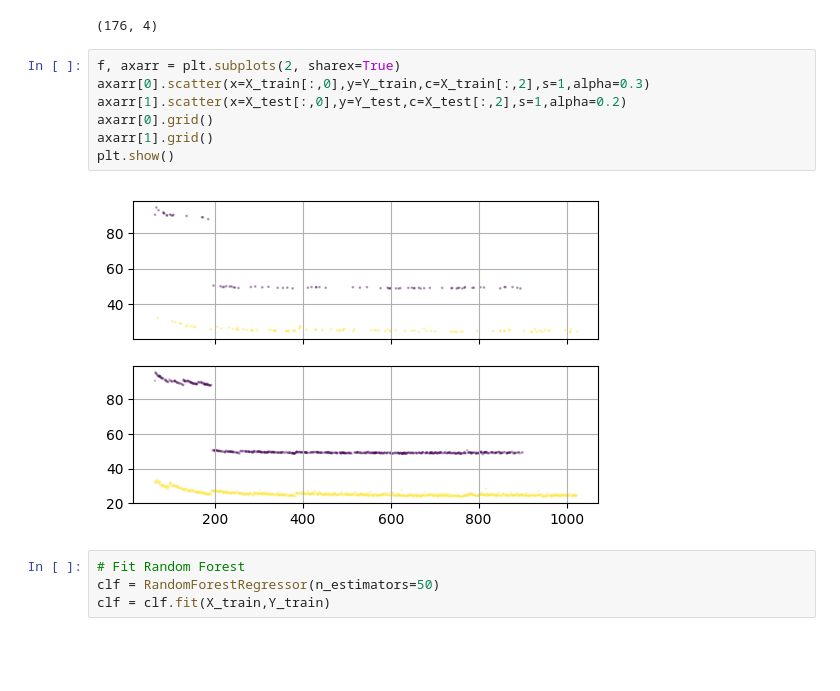
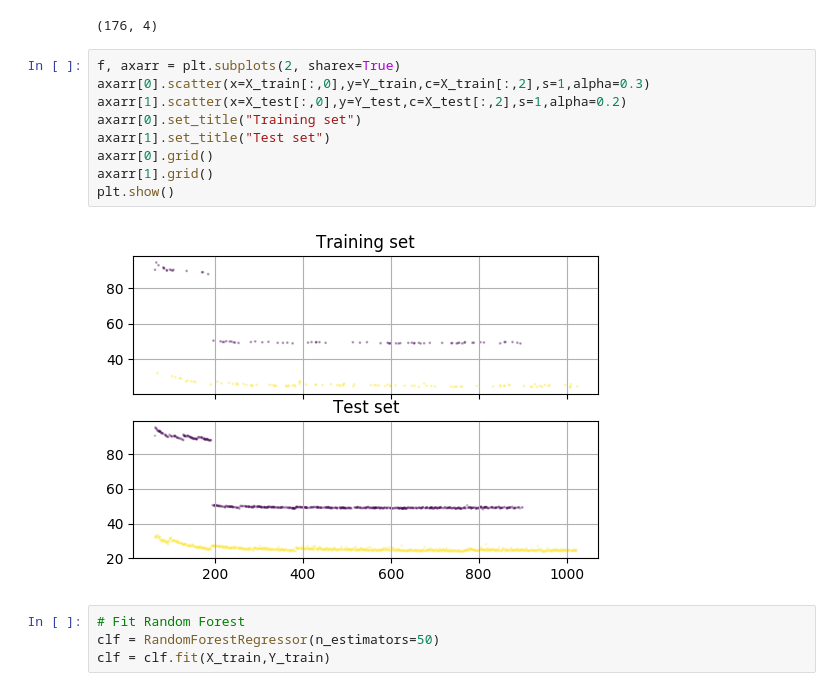
Before and after one commit to pyotr777/mlbenchmarks, a Jupyter notebook: Chainer/microseries_predict_time_multiplatforms.ipynb, the cells around one changed output. Cells and saved outputs as stored; diff of their text form; blank space fills up the shorter version.

```diff
--- a/Chainer/microseries_predict_time_multiplatforms.ipynb
+++ b/Chainer/microseries_predict_time_multiplatforms.ipynb
@@ -177,12 +177,14 @@ print X_train.shape
 # %%
 f, axarr = plt.subplots(2, sharex=True)
 axarr[0].scatter(x=X_train[:,0],y=Y_train,c=X_train[:,2],s=1,alpha=0.3)
 axarr[1].scatter(x=X_test[:,0],y=Y_test,c=X_test[:,2],s=1,alpha=0.2)
+axarr[0].set_title("Training set")
+axarr[1].set_title("Test set")
 axarr[0].grid()
 axarr[1].grid()
 plt.show()
 # %% [output]
-[figure, old version]
+[figure, new version]
 # %%
 # Fit Random Forest
 clf = RandomForestRegressor(n_estimators=50)
```
Also changed, not shown: 1 other file.
